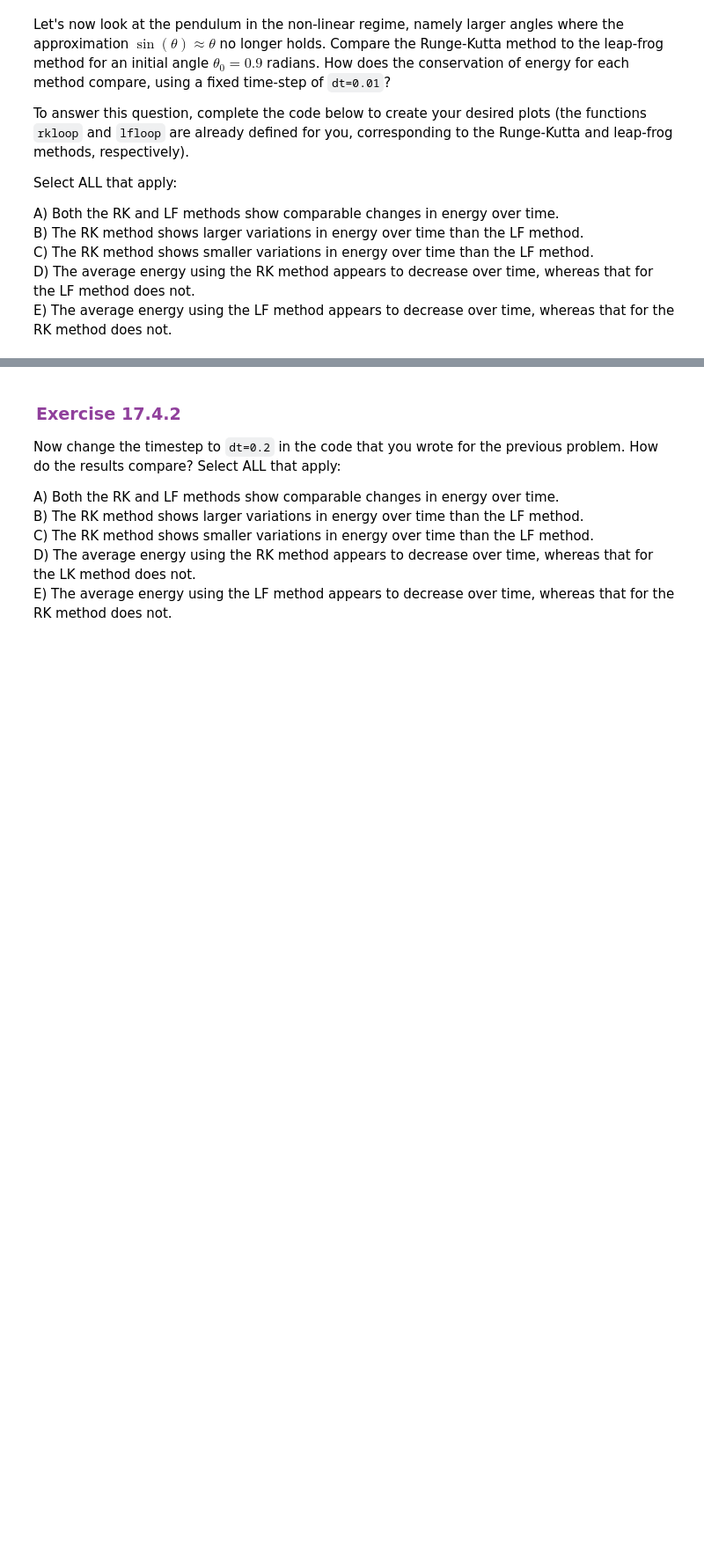
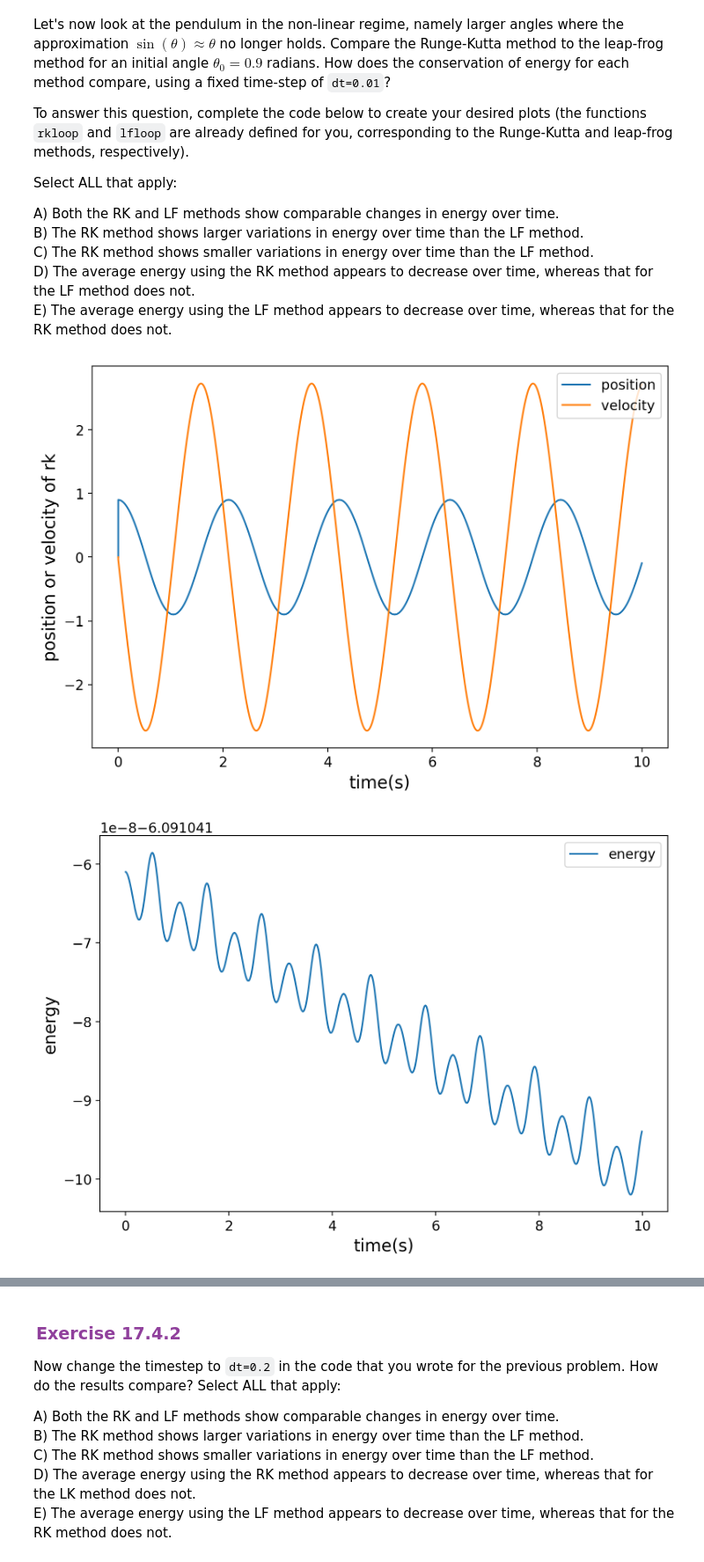
Before and after one commit to a-eghrari/nb_LEARNER, a Jupyter notebook: 8S50x_L17.ipynb, the cells around one changed output, grey strips where cells are left out. Shown at 88% size. Cells and saved outputs as stored; diff of their text form; code cells hidden in the pictures; blank space fills up the shorter version.

```diff
--- a/8S50x_L17.ipynb
+++ b/8S50x_L17.ipynb
@@ -994,6 +1008,8 @@ D) The average energy using the RK method appears to decrease over time, whereas
 E) The average energy using the LF method appears to decrease over time, whereas that for the RK method does not.
 # %%
 #>>>EXERCISE: L17.4.1
+
+h = 0.01
 
 thetainit=0.9 #units of radians
 def rkloop(total_time=10,dt=0.01,g=9.8,l=1):
@@ -1003,31 +1019,62 @@ def rkloop(total_time=10,dt=0.01,g=9.8,l=1):
     time     = 0
     theta    = np.zeros(2)
     theta[0] = thetainit #initial conditions
     theta[1] = 0.0
     theta[1] += dt*0.5*(thetaa(theta[0],g,l))
     timepos,thetapos=store(theta,thetapos,time,timepos)
     for timestep in range(nsteps):
         rkstep(theta,dt,g,l)
         time += dt
         timepos,thetapos=store(theta,thetapos,time,timepos)
     return timepos,thetapos
 
 def lfloop(total_time=10,dt=0.01,g=9.8,l=1):
     nsteps = int(total_time/dt)
     timepos  = np.zeros(1)
     thetapos = np.zeros((1,2));
     time     = 0
     theta    = np.zeros(2)
     theta[0] = thetainit #initial conditions
     theta[1] = 0.0
     theta[1] += dt*0.5*(thetaa(theta[0],g,l))
     timepos,thetapos=store(theta,thetapos,time,timepos)
     for timestep in range(nsteps):
         lfstep(theta,dt,g,l)
         time += dt
         timepos,thetapos=store(theta,thetapos,time,timepos)
     return timepos,thetapos
 
+timepos_rk,thetapos_rk=rkloop(total_time=10,dt=h)
+timepos_lf,thetapos_lf=lfloop(total_time=10,dt=h)
 
+epos_lf = energy(thetapos_lf)
+epos_rk = energy(thetapos_rk)
 
-#PLOT COMPARISONS HERE
+plt.plot(timepos_rk,thetapos_rk[:,0],label="position")
+plt.plot(timepos_rk,thetapos_rk[:,1],label="velocity")
+plt.legend()
+plt.xlabel("time(s)")
+plt.ylabel("position or velocity of rk")
+plt.show()
+
+plt.plot(timepos_rk[1:-1],epos_rk[1:-1],label="energy")
+plt.legend()
+plt.xlabel("time(s)")
+plt.ylabel("energy")
+plt.show()
+
+plt.plot(timepos_lf,thetapos_lf[:,0],label="position")
+plt.plot(timepos_lf,thetapos_lf[:,1],label="velocity")
+plt.legend()
+plt.xlabel("time(s)")
+plt.ylabel("position or velocity of lf")
+plt.show()
+
+plt.plot(timepos_lf[1:-1],epos_lf[1:-1],label="energy")
+plt.legend()
+plt.xlabel("time(s)")
+plt.ylabel("energy")
+plt.show()
+# %% [output]
+[figure, added]
+[figure, added]
```
Also changed, not shown: parts of 5 cells of this notebook.
